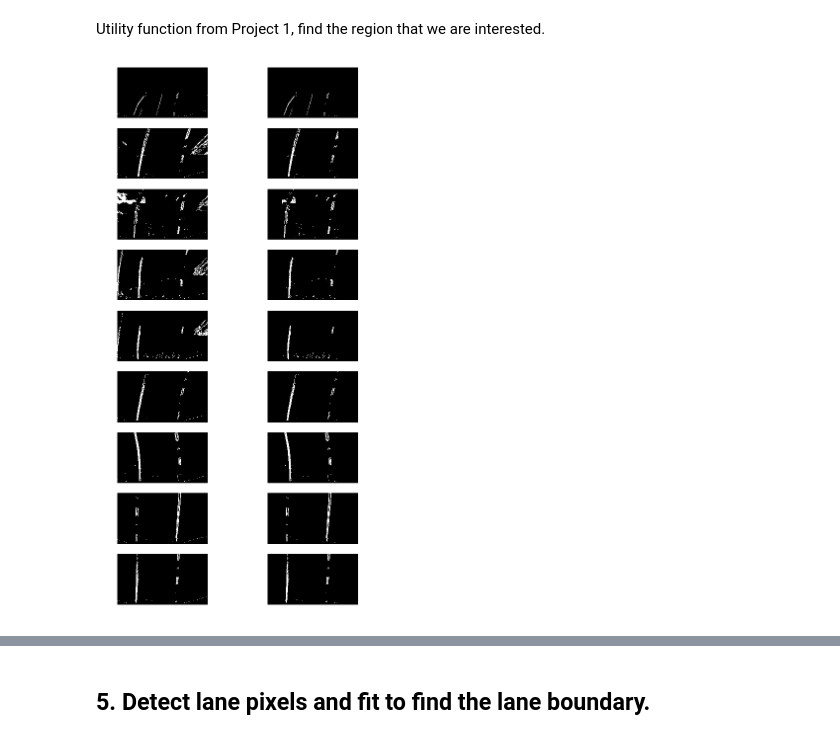
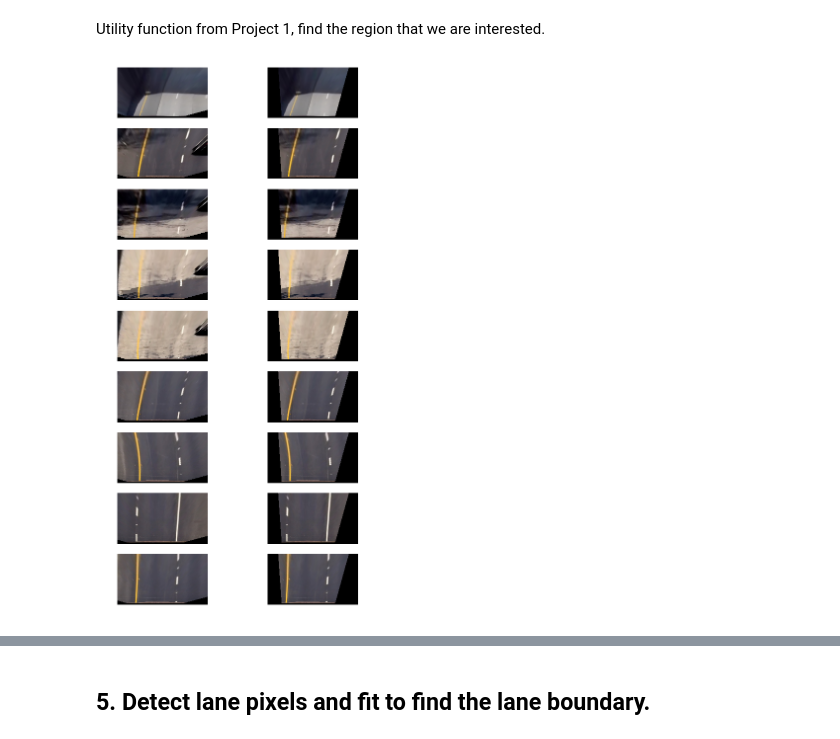
Before and after one commit to XintongHao/Self-Driving-Car-Advanced-Lane-Lines, a Jupyter notebook: Advanced-Lane-Lines.ipynb, the cells around one changed output, grey strips where cells are left out. Drawn from its saved outputs; the diff is of its cells as text; code cells hidden in the pictures.

```diff
--- a/Advanced-Lane-Lines.ipynb
+++ b/Advanced-Lane-Lines.ipynb
@@ -144,10 +144,29 @@ display_comparison(test_img, undistorted_img, 'Undistorted Image', 'undistorted_
 # %%
 def perspective_transform(img_binary):
     """convert the perspective image to bird view"""
-    image_shape = img_binary.shape
+#     image_shape = img_binary.shape
+    image_shape = (img_binary.shape[1], img_binary.shape[0])
 
     src = np.float32([[258, 679], [446, 549], [837, 549], [1045, 679]])
     dst = np.float32([[258, 679], [258, 549], [837, 549], [837, 679]])
+
+    src = np.float32([[258, 679], [446, 549], [837, 549], [1045, 679]])
+    dst = np.float32([[258, 679], [258, 549], [837, 549], [837, 679]])
+    # Source points
+
+#     offset = 350 # offset for dst points
+#     src = np.float32([[[ 610,  450]],
+#                       [[ 680,  450]],
+#                       [[ image_shape[0]-300,  680]],
+#                       [[ 380,  680]]])
+
+#     # Result points
+#     dst = np.float32([[offset, 0],
+#                     [image_shape[0]-offset, 0],
+#                     [image_shape[0]-offset, image_shape[1]],
+#                     [offset, image_shape[1]]])
+
+
 
     image_shape = (img_binary.shape[1], img_binary.shape[0])
     M = cv2.getPerspectiveTransform(src, dst)
@@ -247,10 +292,19 @@ plt.show()
 # %% [markdown]
 Utility function from Project 1, find the region that we are interested.
 # %%
+# vertices = np.array([[(150, 720),
+#                       (150, 0),
+#                       (1200, 0),
+#                       (1200, 720)]], dtype=np.int32)
+# vertices = np.array([[(150, 720),
+#                       (150, 0),
+#                       (1200, 0),
+#                       (1200, 720)]], dtype=np.int32)
+
 vertices = np.array([[(200, 720),
-                      (200, 0),
-                      (1000, 0),
-                      (1000, 720)]], dtype=np.int32)
+                      (150, 0),
+                      (1150, 0),
+                      (950, 720)]], dtype=np.int32)
 
 def region_of_interest(img, vertices=vertices):
     """
@@ -281,25 +335,23 @@ def region_of_interest(img, vertices=vertices):
     return masked_image
 # %%
 warped_images = glob.glob('./output_images/perspective_transform/*.jpg')
-
-region_list = []
 
 f, axs = plt.subplots(len(images),2, figsize=(10, 20))
 axs = axs.ravel()
 i = 0
-for img in binary_warped_list:
-# for img in warped_list:
+# for img in binary_warped_list:
+for img in warped_list:
 
     output = region_of_interest(img, vertices)
     region_list.append(output)
 
     axs[i].imshow(img, cmap='gray')
     axs[i].axis('off')
     i += 1
     axs[i].imshow(output, cmap='gray')
     axs[i].axis('off')
     i += 1
 f.savefig('output_images/comparison/' + 'region_images')
 plt.show()
 # %% [output]
-[figure, old version]
+[figure, new version]
```
Also changed, not shown: parts of 25 cells of this notebook, 19 other files.
